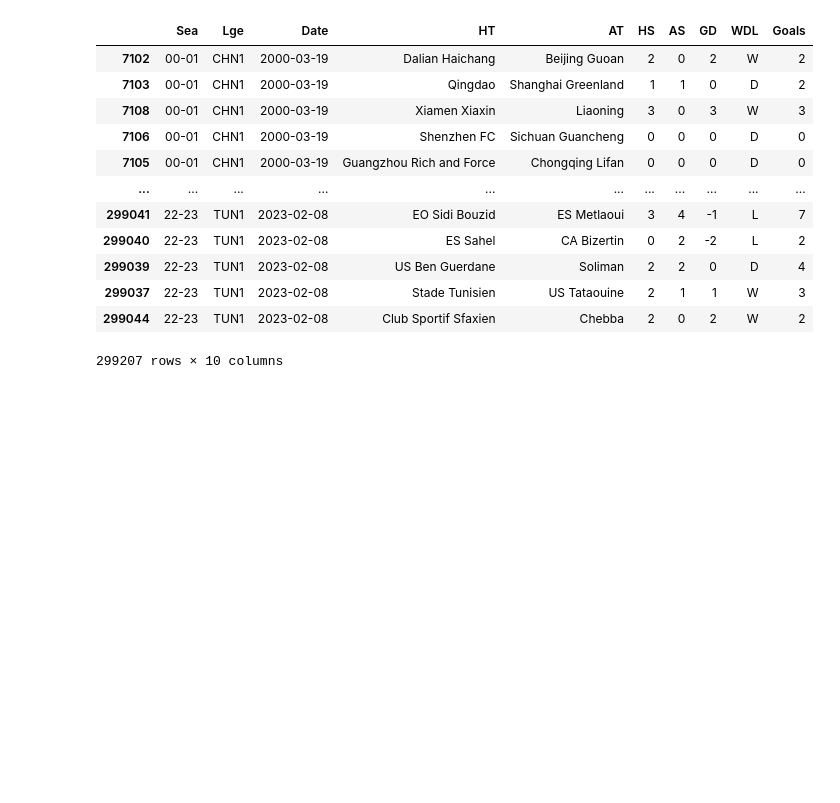
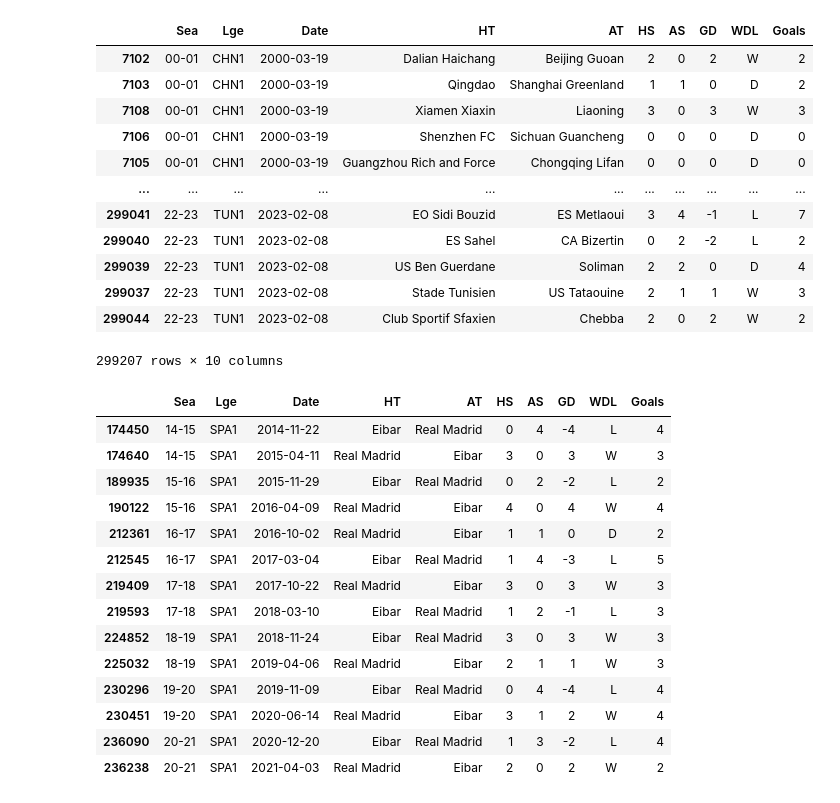
Before and after one commit to robertohdz98/soccer-prediction-challenge-2023, a Jupyter notebook: tests.ipynb, the cells around one changed output. Saved outputs shown, nothing was run; the diff lists cells and outputs as text; code cells hidden in the pictures; blank space fills up the shorter version.

Commit message:
feat: search specific game by teams names

```diff
--- a/tests.ipynb
+++ b/tests.ipynb
@@ -201,10 +201,30 @@ training_set
 | 299037 | 22-23 | TUN1 | 2023-02-08 | Stade Tunisien | US Tataouine | 2 | 1 | 1 | W | 3 |
 | 299044 | 22-23 | TUN1 | 2023-02-08 | Club Sportif Sfaxien | Chebba | 2 | 0 | 2 | W | 2 |
 299207 rows × 10 columns
-# %%
-from custom_modules import extract_team_df
-def search_match(team1, team2):
-    team1_matches, _, _ = extract_team_df(team1)
+# %%
+from custom_modules import extract_team_df
+def search_match(df, team1, team2):
+    condition_a = ((df["HT"] == team1) & (df["AT"] == team2))
+    condition_b = ((df["HT"] == team2) & (df["AT"] == team1))
+    return df.loc[condition_a | condition_b]
+# %%
+search_match(training_set, "Real Madrid", "Eibar")
+# %% [output]
+|  | Sea | Lge | Date | HT | AT | HS | AS | GD | WDL | Goals |
+| 174450 | 14-15 | SPA1 | 2014-11-22 | Eibar | Real Madrid | 0 | 4 | -4 | L | 4 |
+| 174640 | 14-15 | SPA1 | 2015-04-11 | Real Madrid | Eibar | 3 | 0 | 3 | W | 3 |
+| 189935 | 15-16 | SPA1 | 2015-11-29 | Eibar | Real Madrid | 0 | 2 | -2 | L | 2 |
+| 190122 | 15-16 | SPA1 | 2016-04-09 | Real Madrid | Eibar | 4 | 0 | 4 | W | 4 |
+| 212361 | 16-17 | SPA1 | 2016-10-02 | Real Madrid | Eibar | 1 | 1 | 0 | D | 2 |
+| 212545 | 16-17 | SPA1 | 2017-03-04 | Eibar | Real Madrid | 1 | 4 | -3 | L | 5 |
+| 219409 | 17-18 | SPA1 | 2017-10-22 | Real Madrid | Eibar | 3 | 0 | 3 | W | 3 |
+| 219593 | 17-18 | SPA1 | 2018-03-10 | Eibar | Real Madrid | 1 | 2 | -1 | L | 3 |
+| 224852 | 18-19 | SPA1 | 2018-11-24 | Eibar | Real Madrid | 3 | 0 | 3 | W | 3 |
+| 225032 | 18-19 | SPA1 | 2019-04-06 | Real Madrid | Eibar | 2 | 1 | 1 | W | 3 |
+| 230296 | 19-20 | SPA1 | 2019-11-09 | Eibar | Real Madrid | 0 | 4 | -4 | L | 4 |
+| 230451 | 19-20 | SPA1 | 2020-06-14 | Real Madrid | Eibar | 3 | 1 | 2 | W | 4 |
+| 236090 | 20-21 | SPA1 | 2020-12-20 | Eibar | Real Madrid | 1 | 3 | -2 | L | 4 |
+| 236238 | 20-21 | SPA1 | 2021-04-03 | Real Madrid | Eibar | 2 | 0 | 2 | W | 2 |
 # %%
 def get_last_n_matches_result(team_name, n_previous_matches):
 
```
Also changed, not shown: 1 other file.
